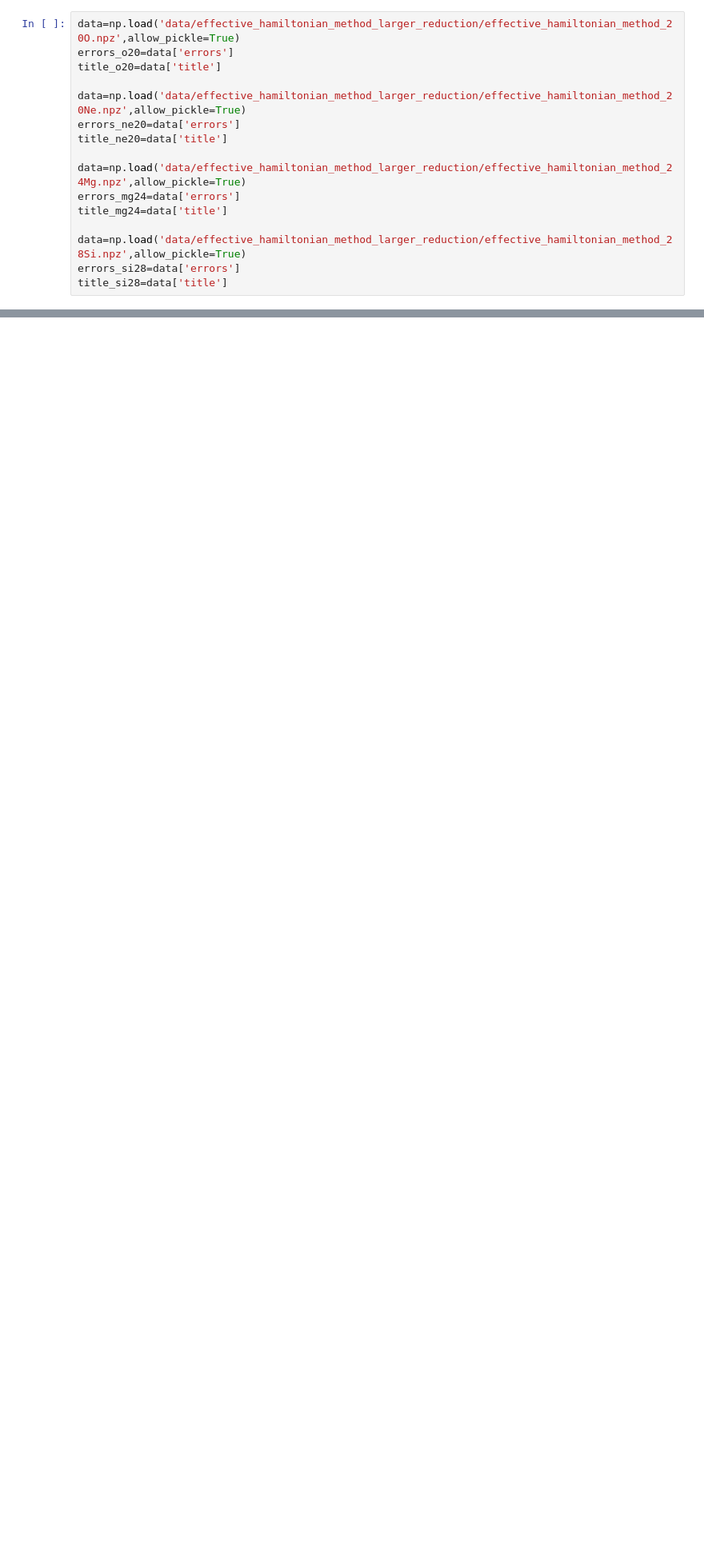
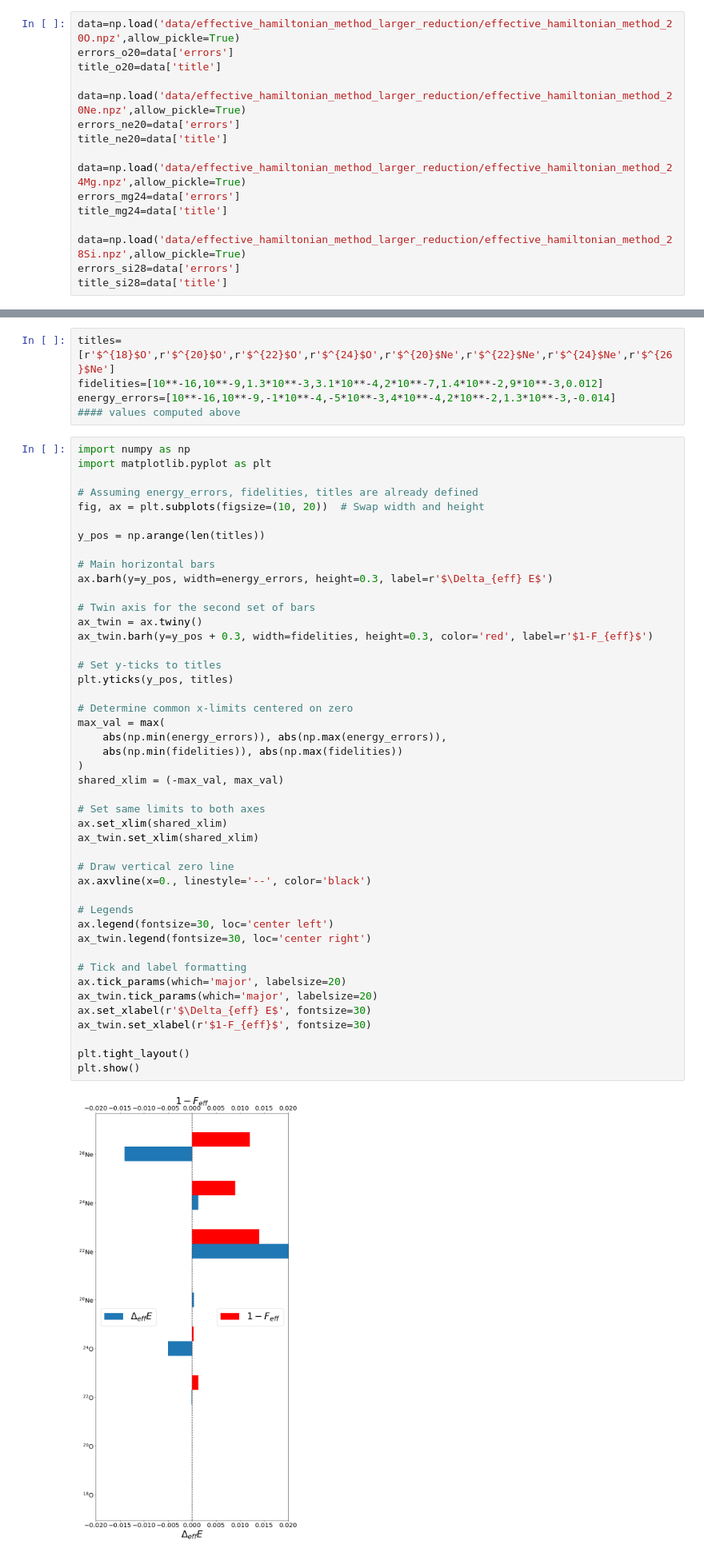
Before and after one commit to emacosta95/2nd_qa4nsm, a Jupyter notebook: AnalysisQHQ.ipynb, the cells around one changed output, grey strips where cells are left out. Shown at 80% size. Drawn from its saved outputs; the diff is of its cells as text; blank space fills up the shorter version.

```diff
--- a/AnalysisQHQ.ipynb
+++ b/AnalysisQHQ.ipynb
@@ -641,0 +730,52 @@ plt.show()
+# %%
+titles=[r'$^{18}$O',r'$^{20}$O',r'$^{22}$O',r'$^{24}$O',r'$^{20}$Ne',r'$^{22}$Ne',r'$^{24}$Ne',r'$^{26}$Ne']
+fidelities=[10**-16,10**-9,1.3*10**-3,3.1*10**-4,2*10**-7,1.4*10**-2,9*10**-3,0.012]
+energy_errors=[10**-16,10**-9,-1*10**-4,-5*10**-3,4*10**-4,2*10**-2,1.3*10**-3,-0.014]
+#### values computed above
+# %%
+import numpy as np
+import matplotlib.pyplot as plt
+
+# Assuming energy_errors, fidelities, titles are already defined
+fig, ax = plt.subplots(figsize=(10, 20))  # Swap width and height
+
+y_pos = np.arange(len(titles))
+
+# Main horizontal bars
+ax.barh(y=y_pos, width=energy_errors, height=0.3, label=r'$\Delta_{eff} E$')
+
+# Twin axis for the second set of bars
+ax_twin = ax.twiny()
+ax_twin.barh(y=y_pos + 0.3, width=fidelities, height=0.3, color='red', label=r'$1-F_{eff}$')
+
+# Set y-ticks to titles
+plt.yticks(y_pos, titles)
+
+# Determine common x-limits centered on zero
+max_val = max(
+    abs(np.min(energy_errors)), abs(np.max(energy_errors)),
+    abs(np.min(fidelities)), abs(np.max(fidelities))
+)
+shared_xlim = (-max_val, max_val)
+
+# Set same limits to both axes
+ax.set_xlim(shared_xlim)
+ax_twin.set_xlim(shared_xlim)
+
+# Draw vertical zero line
+ax.axvline(x=0., linestyle='--', color='black')
+
+# Legends
+ax.legend(fontsize=30, loc='center left')
+ax_twin.legend(fontsize=30, loc='center right')
+
+# Tick and label formatting
+ax.tick_params(which='major', labelsize=20)
+ax_twin.tick_params(which='major', labelsize=20)
+ax.set_xlabel(r'$\Delta_{eff} E$', fontsize=30)
+ax_twin.set_xlabel(r'$1-F_{eff}$', fontsize=30)
+
+plt.tight_layout()
+plt.show()
+# %% [output]
+[figure, added]
```
Also changed, not shown: parts of 31 cells of this notebook, 11 other files.
